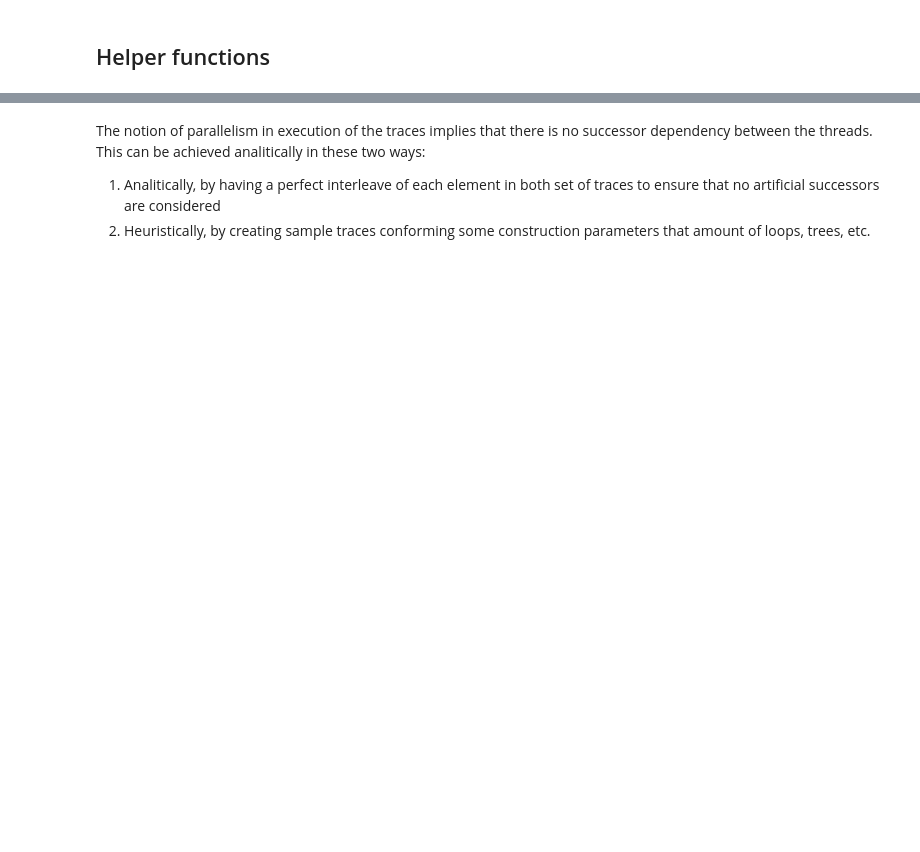
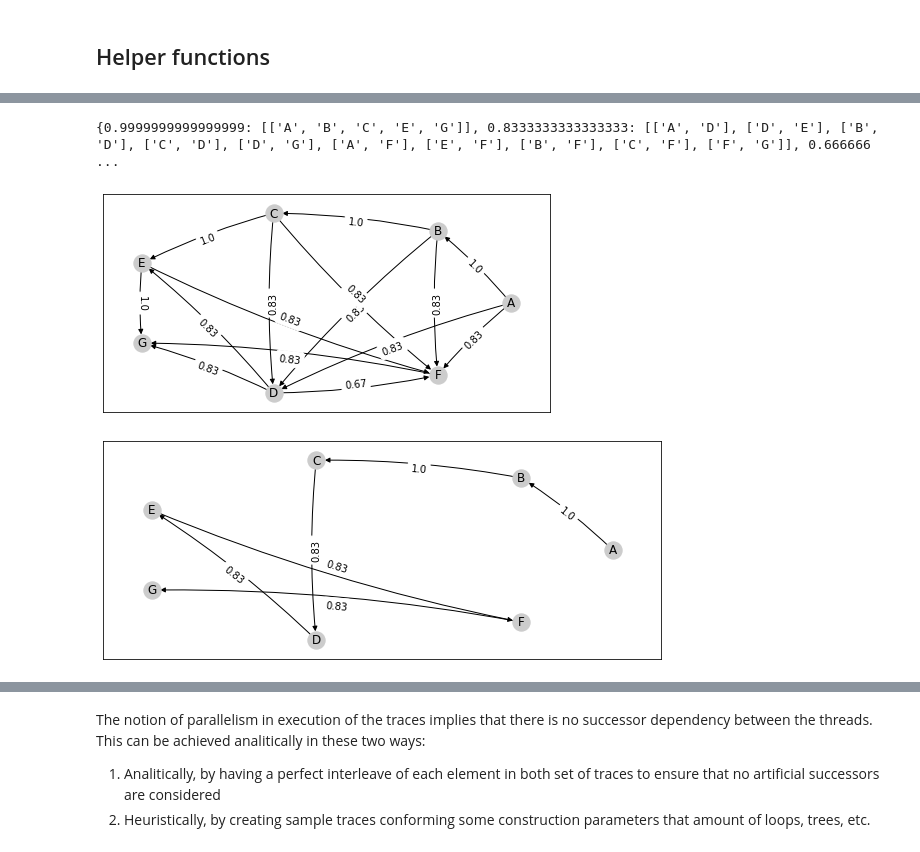
Before and after one commit to jpgil/logdelay, a Jupyter notebook: notebooks/2-structures/clique-discovery-doc.ipynb, the cells around one changed output, grey strips where cells are left out. Drawn from its saved outputs; the diff is of its cells as text; code cells hidden in the pictures; blank space fills up the shorter version.

```diff
--- a/notebooks/2-structures/clique-discovery-doc.ipynb
+++ b/notebooks/2-structures/clique-discovery-doc.ipynb
@@ -130,0 +36,18 @@ nice_graph( loop_inside )
+# %%
+# With errors in the middle
+truncated_trace = [
+    list("ABCDEFG"),
+    list("ABCDEG"),
+    list("ABCDEFG"),
+    list("ABCDEFG"),
+    list("ABCDEFG"),
+    list("ABCEFG"),
+]
+inferred_paths = clique_discovery.infer_paths_from_traces( truncated_trace)
+nice_graph( inferred_paths )
+
+untangled_graph( clique_discovery.minimally_connected_graph( inferred_paths ) )
+# %% [output]
+{0.9999999999999999: [['A', 'B', 'C', 'E', 'G']], 0.8333333333333333: [['A', 'D'], ['D', 'E'], ['B', 'D'], ['C', 'D'], ['D', 'G'], ['A', 'F'], ['E', 'F'], ['B', 'F'], ['C', 'F'], ['F', 'G']], 0.666666 ...
+[figure, added]
+[figure, added]
```
Also changed, not shown: parts of 37 cells of this notebook, 4 other files.
